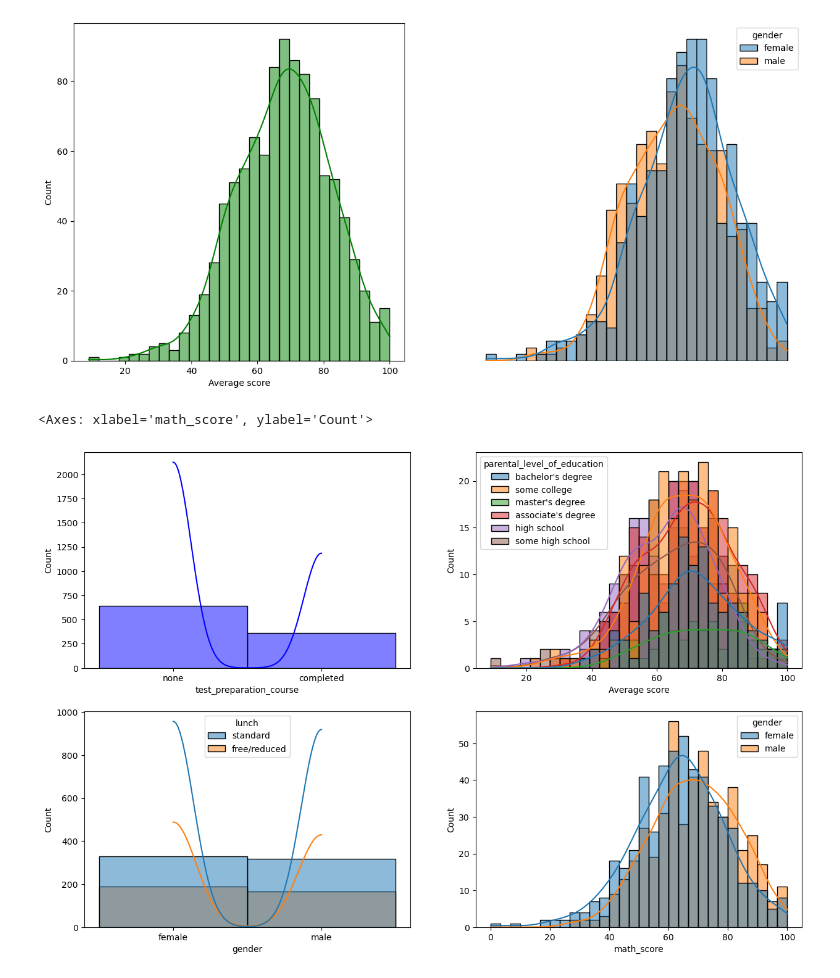
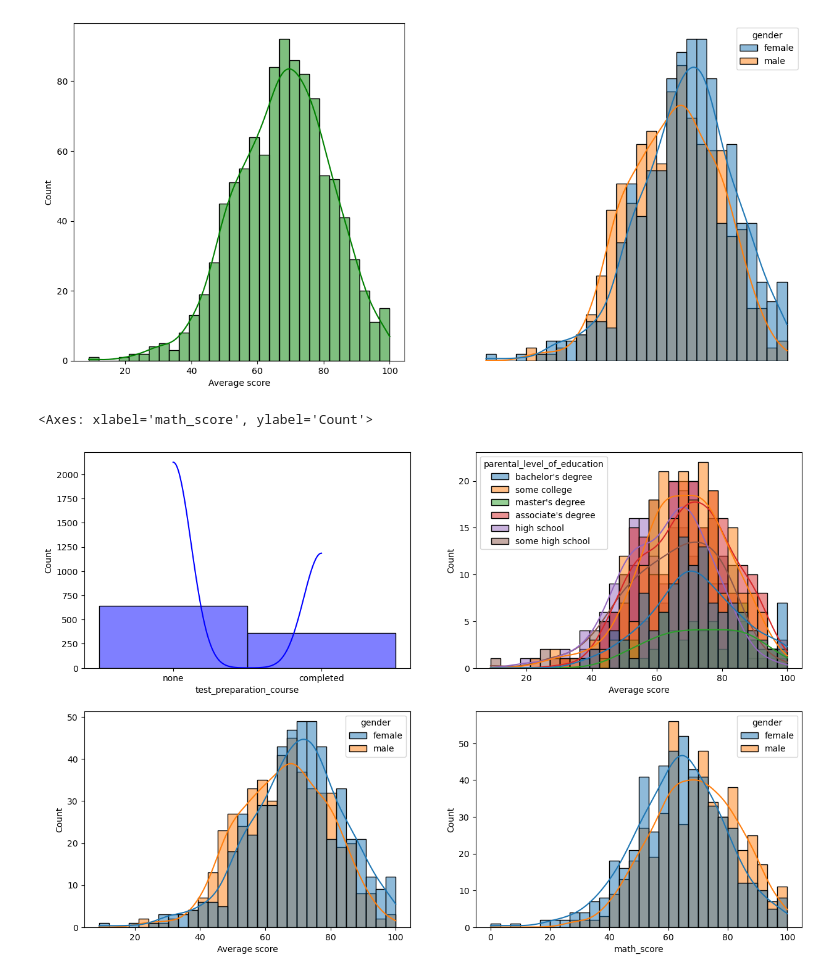
Before and after one commit to AMeskar/ML_Project, a Jupyter notebook: Notebook/EDA.ipynb, the cells around one changed output. Drawn from its saved outputs; the diff is of its cells as text; code cells hidden in the pictures.

```diff
--- a/Notebook/EDA.ipynb
+++ b/Notebook/EDA.ipynb
@@ -201,13 +201,13 @@ plt.axis('off');
 # %%
 fig, axs = plt.subplots(2, 2, figsize=(15, 10))
 
 sns.histplot(data= df, x='test_preparation_course', bins= 30, kde= True, color='b', ax= axs[0,0])
 
 sns.histplot(data= df, x='Average score', bins= 30, kde= True, hue= 'parental_level_of_education', ax= axs[0,1])
 
-sns.histplot(data= df, x='gender', bins= 30, kde= True, hue= 'lunch', ax= axs[1,0])
+sns.histplot(data= df, x='Average score', bins= 30, kde= True, hue= 'gender', ax= axs[1,0])
 
 sns.histplot(data= df, x='math_score', bins= 30, kde= True, hue= 'gender', ax= axs[1,1])
 # %% [output]
 <Axes: xlabel='math_score', ylabel='Count'>
-[figure, old version]
+[figure, new version]
```
Also changed, not shown: parts of 3 cells of this notebook, 5 other files.
